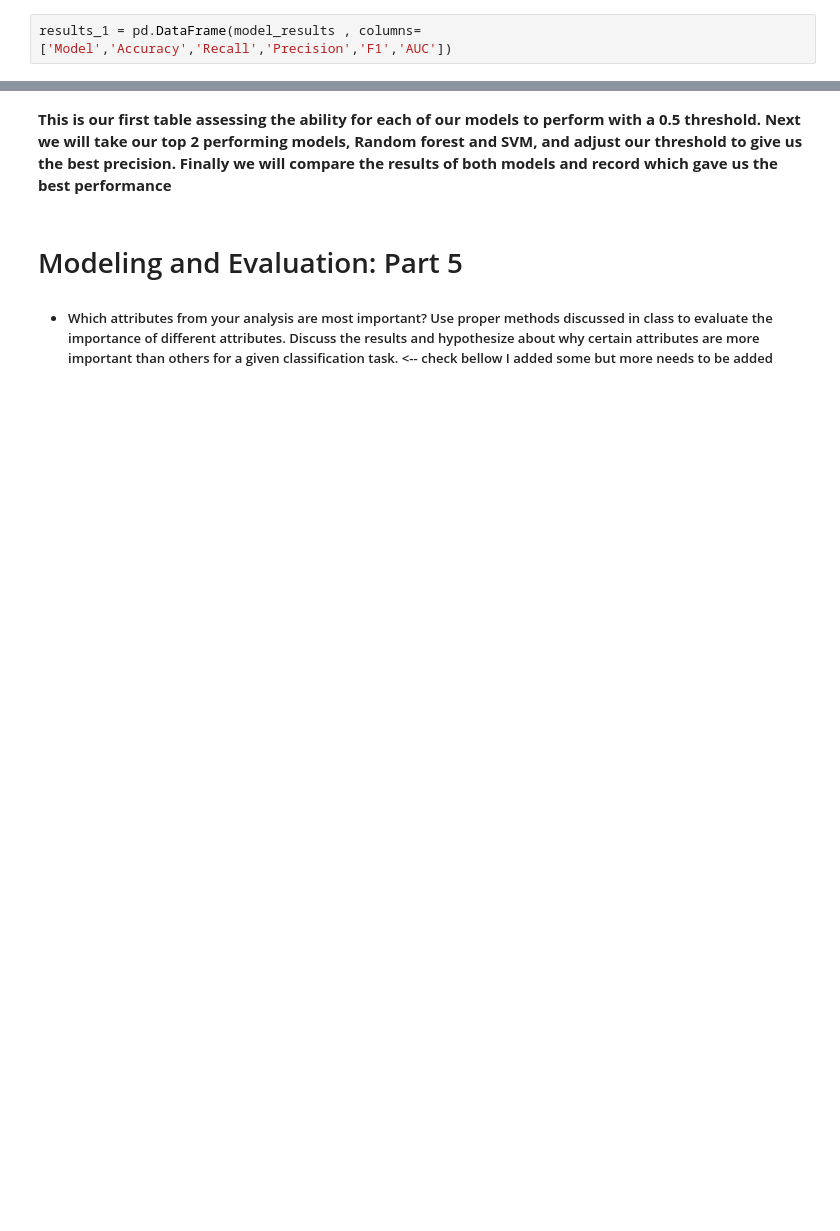
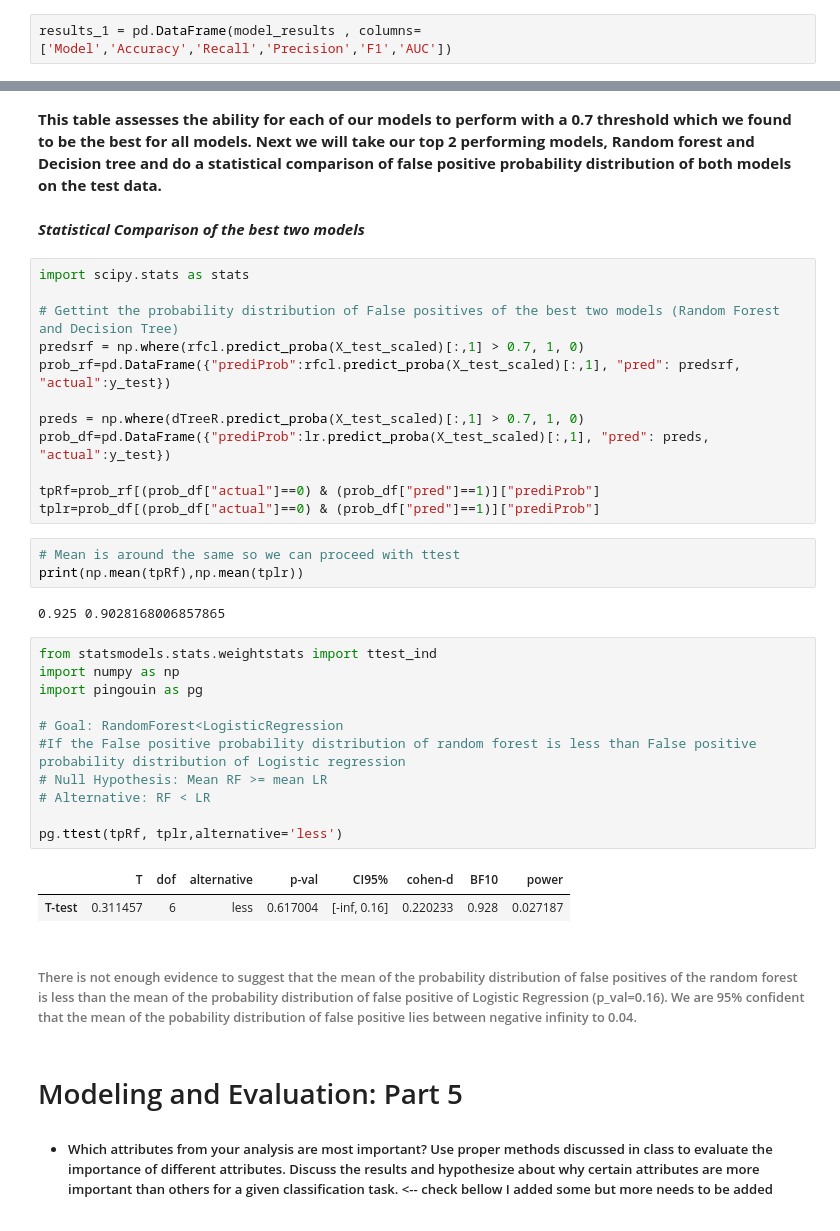
Before and after one commit to lauraah10/MachineLearning_Projects, a Jupyter notebook: KB_DN_LA_Lab2_DS7331.ipynb, the cells around one changed output, grey strips where cells are left out. Cells and saved outputs as stored; diff of their text form; blank space fills up the shorter version.

```diff
--- a/KB_DN_LA_Lab2_DS7331.ipynb
+++ b/KB_DN_LA_Lab2_DS7331.ipynb
@@ -731,5 +716,40 @@ results_1.sort_values("AUC",ascending=False)
 # %% [markdown]
-**This is our first table assessing the ability for each of our models to perform with a 0.5 threshold. Next we will take our top 2 performing models, Random forest and SVM, and adjust our threshold to give us the best precision. Finally we will compare the results of both models and record which gave us the best performance**
+**This table assesses the ability for each of our models to perform with a 0.7 threshold which we found to be the best for all models. Next we will take our top 2 performing models, Random forest and Decision tree and do a statistical comparison of false positive probability distribution of both models on the test data.**
+# %% [markdown]
+***Statistical Comparison of the best two models***
+# %%
+import scipy.stats as stats
+
+# Gettint the probability distribution of False positives of the best two models (Random Forest and Decision Tree)
+predsrf = np.where(rfcl.predict_proba(X_test_scaled)[:,1] > 0.7, 1, 0)
+prob_rf=pd.DataFrame({"prediProb":rfcl.predict_proba(X_test_scaled)[:,1], "pred": predsrf, "actual":y_test})
+
+preds = np.where(dTreeR.predict_proba(X_test_scaled)[:,1] > 0.7, 1, 0)
+prob_df=pd.DataFrame({"prediProb":lr.predict_proba(X_test_scaled)[:,1], "pred": preds, "actual":y_test})
+
+tpRf=prob_rf[(prob_df["actual"]==0) & (prob_df["pred"]==1)]["prediProb"]
+tplr=prob_df[(prob_df["actual"]==0) & (prob_df["pred"]==1)]["prediProb"]
+# %%
+# Mean is around the same so we can proceed with ttest
+print(np.mean(tpRf),np.mean(tplr))
+# %% [output]
+0.925 0.9028168006857865
+# %%
+from statsmodels.stats.weightstats import ttest_ind
+import numpy as np
+import pingouin as pg
+
+# Goal: RandomForest<LogisticRegression
+#If the False positive probability distribution of random forest is less than False positive probability distribution of Logistic regression
+# Null Hypothesis: Mean RF >= mean LR
+# Alternative: RF < LR
+
+pg.ttest(tpRf, tplr,alternative='less')
+# %% [output]
+|  | T | dof | alternative | p-val | CI95% | cohen-d | BF10 | power |
+| T-test | 0.311457 | 6 | less | 0.617004 | [-inf, 0.16] | 0.220233 | 0.928 | 0.027187 |
+# %% [markdown]
+###### There is not enough evidence to suggest that the mean of the probability distribution of false positives of the random forest is less than the mean of the probability distribution of false positive of Logistic Regression (p_val=0.16). We are 95% confident that the mean of the pobability distribution of false positive lies between negative infinity to 0.04.
 # %% [markdown]
 # Modeling and Evaluation: Part 5
 - ##### Which attributes from your analysis are most important? Use proper methods discussed in class to evaluate the importance of different attributes. Discuss the results and hypothesize about why certain attributes are more important than others for a given classification task. <-- check bellow I added some but more needs to be added
```
Also changed, not shown: parts of 55 cells of this notebook.
